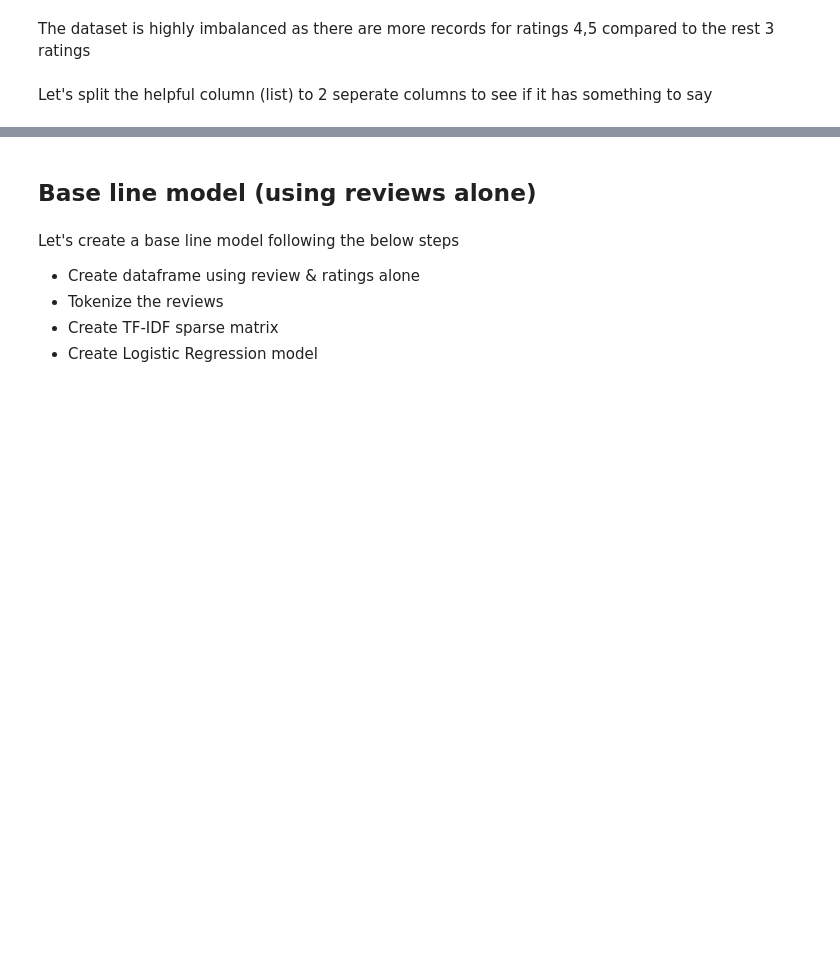
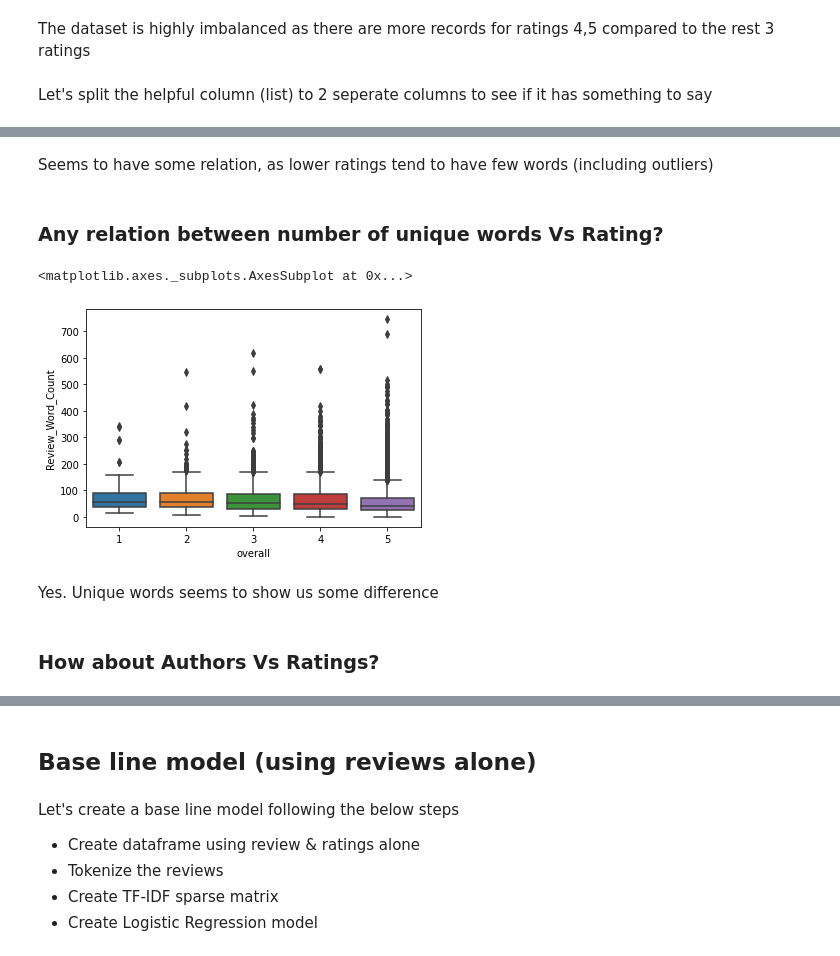
Before and after one commit to SaiPavanKumarB/Music-Review-Ratings-Prediction, a Jupyter notebook: Sri_Music_Ratings_Prediction_By_Reviews.ipynb, the cells around one changed output, grey strips where cells are left out. Cells and saved outputs as stored; diff of their text form; code cells hidden in the pictures; blank space fills up the shorter version.

```diff
--- a/Sri_Music_Ratings_Prediction_By_Reviews.ipynb
+++ b/Sri_Music_Ratings_Prediction_By_Reviews.ipynb
@@ -77,0 +93,15 @@ df[['helpful_1','helpful_2']] = pd.DataFrame(df['helpful'].to_list())
+# %% [markdown]
+Seems to have some relation, as lower ratings tend to have few words (including outliers)
+# %% [markdown]
+### Any relation between number of unique words Vs Rating?
+# %%
+df['Review_Word_Count'] = df['reviewText'].apply(lambda x: len(set(re.findall(r'\w+', x))))
+
+sns.boxplot(df['overall'],df['Review_Word_Count'])
+# %% [output]
+<matplotlib.axes._subplots.AxesSubplot at 0x...>
+[figure, added]
+# %% [markdown]
+Yes. Unique words seems to show us some difference
+# %% [markdown]
+### How about Authors Vs Ratings?
```
Also changed, not shown: parts of 15 cells of this notebook.
